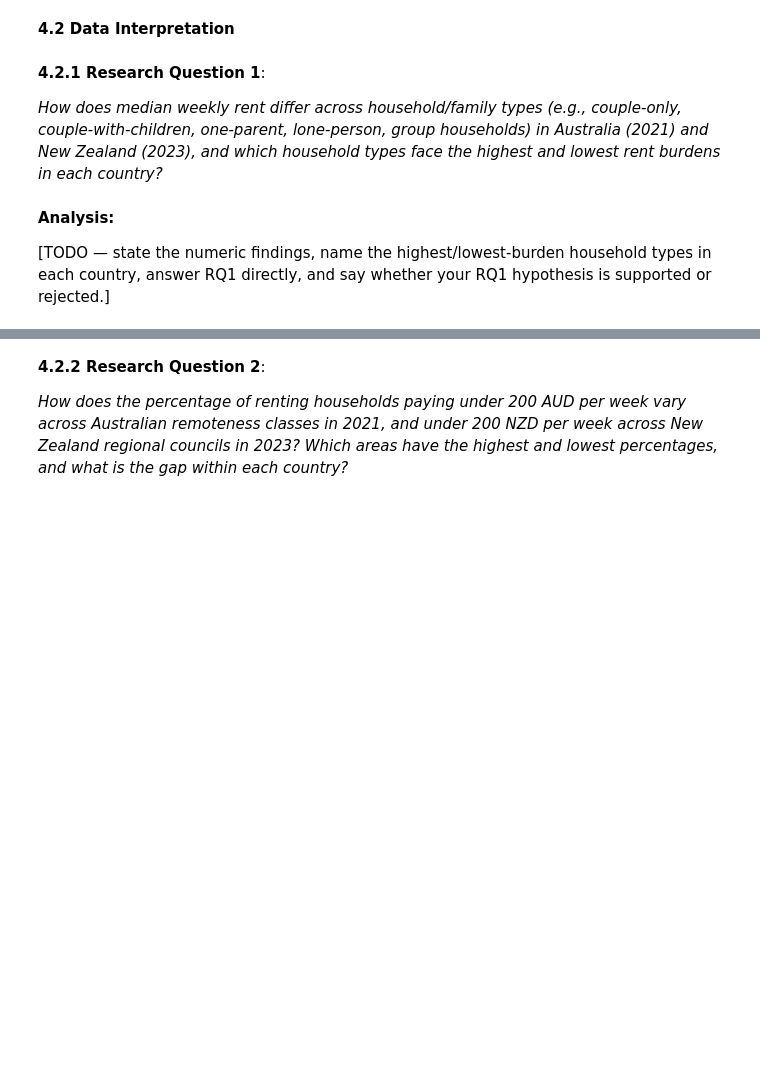
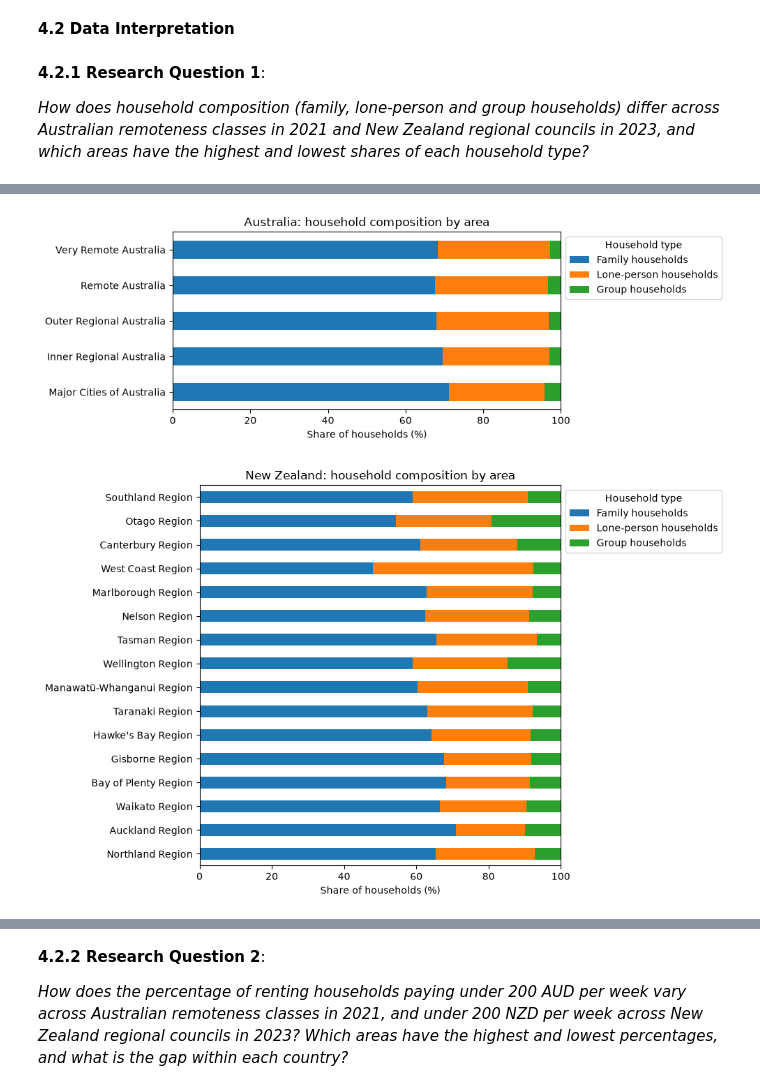
Before and after one commit to Xeropyt/household_census, a Jupyter notebook: CITS2402-Project-25106808-24201847-24243009.ipynb, the cells around one changed output, grey strips where cells are left out. Saved outputs shown, nothing was run; the diff lists cells and outputs as text; code cells hidden in the pictures; blank space fills up the shorter version.

Commit message:
Fixed up code setup properly referencing all 3 files and adjusted RQ3 to match the new dataset not made by TableBuilder

```diff
--- a/CITS2402-Project-25106808-24201847-24243009.ipynb
+++ b/CITS2402-Project-25106808-24201847-24243009.ipynb
@@ -416,20 +498,33 @@ import matplotlib.ticker as mtick
 # %% [markdown]
 **4.2.1 Research Question 1**:
 
-*How does median weekly rent differ across household/family types (e.g., couple-only, couple-with-children, one-parent, lone-person, group households) in Australia (2021) and New Zealand (2023), and which household types face the highest and lowest rent burdens in each country?*
+*How does household composition (family, lone-person and group households) differ across Australian remoteness classes in 2021 and New Zealand regional councils in 2023, and which areas have the highest and lowest shares of each household type?*
-# %%
-# TODO: grouped bar chart -- household_type on the x-axis, median weekly rent
-# (AUD) on the y-axis, one bar per country. Sort households by (e.g.) combined
-# rent so the chart reads highest-to-lowest burden. Add title, axis labels,
-# legend, and value labels on each bar.
-
-fig, ax = plt.subplots(figsize=(8, 5))
-# ax.bar(...)
-# ax.set_title(...)
-# ax.set_xlabel(...); ax.set_ylabel(...)
-# TODO: implement
-plt.show()
-# %% [markdown]
-**Analysis:**
-
-[TODO — state the numeric findings, name the highest/lowest-burden household types in each country, answer RQ1 directly, and say whether your RQ1 hypothesis is supported or rejected.]
+# %%
+# Combine both countries' composition tables (built in 3.4.3 and 3.4.4)
+rq1_shares = pd.concat({"Australia": au_household_percentages[HOUSEHOLD_TYPES],
+                        "New Zealand": nz_household_percentages[HOUSEHOLD_TYPES]},
+                       names=["country", "area"])
+display(rq1_shares.round(1))
+
+# Highest and lowest area for each household type, within each country
+rq1_rows = []
+for country, df in rq1_shares.groupby(level="country"):
+    df = df.droplevel("country")
+    for hh_type in HOUSEHOLD_TYPES:
+        rq1_rows.append({"Country": country, "Household type": hh_type,
+                         "Highest area": df[hh_type].idxmax(), "Highest (%)": df[hh_type].max(),
+                         "Lowest area": df[hh_type].idxmin(), "Lowest (%)": df[hh_type].min(),
+                         "Gap (pp)": df[hh_type].max() - df[hh_type].min()})
+display(pd.DataFrame(rq1_rows).round(1))
+
+# One stacked bar chart per country
+for country, df in rq1_shares.groupby(level="country"):
+    ax = df.droplevel("country").plot.barh(stacked=True, figsize=(10, max(3.5, 0.4 * len(df))))
+    ax.set_title(f"{country}: household composition by area")
+    ax.set_xlabel("Share of households (%)")
+    ax.set_ylabel("")
+    ax.set_xlim(0, 100)
+    ax.legend(title="Household type", bbox_to_anchor=(1, 1))
+    plt.tight_layout()
+    plt.show()
+# %% [output]
@@ -435,0 +556,2 @@ plt.show()
+[figure, added]
+[figure, added]
```
Also changed, not shown: parts of 57 cells of this notebook.
